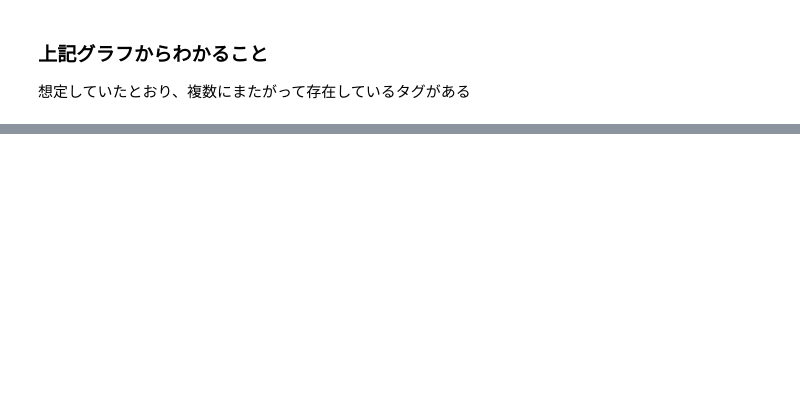
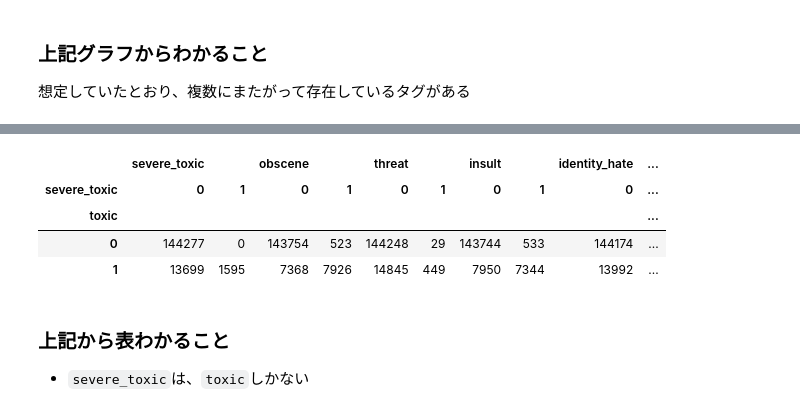
Before and after one commit to sanoyo/kaggle-Toxic-Comment-Classification-Challenge, a Jupyter notebook: 009_ownway/data.ipynb, the cells around one changed output, grey strips where cells are left out. Drawn from its saved outputs; the diff is of its cells as text; code cells hidden in the pictures; blank space fills up the shorter version.

```diff
--- a/009_ownway/data.ipynb
+++ b/009_ownway/data.ipynb
@@ -174,0 +206,20 @@ plt.show()
+# %%
+main_col = "toxic"
+corr_mats = []
+
+for other_col in temp_df.columns[1:]:
+    confusion_matrix = pd.crosstab(temp_df[main_col], temp_df[other_col])
+    corr_mats.append(confusion_matrix)
+
+out = pd.concat(corr_mats, axis=1, keys=temp_df.columns[1:])
+
+out
+# %% [output]
+|  | severe_toxic |  | obscene |  | threat |  | insult |  | identity_hate | ... |
+| severe_toxic | 0 | 1 | 0 | 1 | 0 | 1 | 0 | 1 | 0 | ... |
+| toxic |  |  |  |  |  |  |  |  |  | ... |
+| 0 | 144277 | 0 | 143754 | 523 | 144248 | 29 | 143744 | 533 | 144174 | ... |
+| 1 | 13699 | 1595 | 7368 | 7926 | 14845 | 449 | 7950 | 7344 | 13992 | ... |
+# %% [markdown]
+### 上記から表わかること
+- `severe_toxic`は、`toxic`しかない
```
Also changed, not shown: parts of 7 cells of this notebook.
